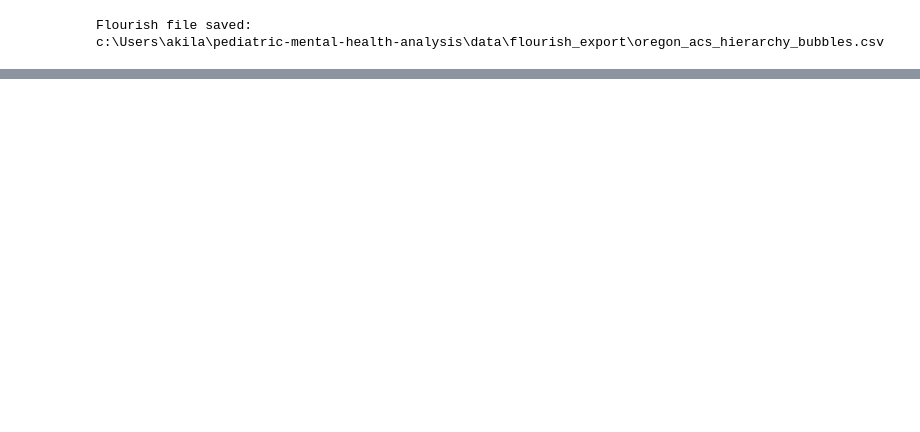
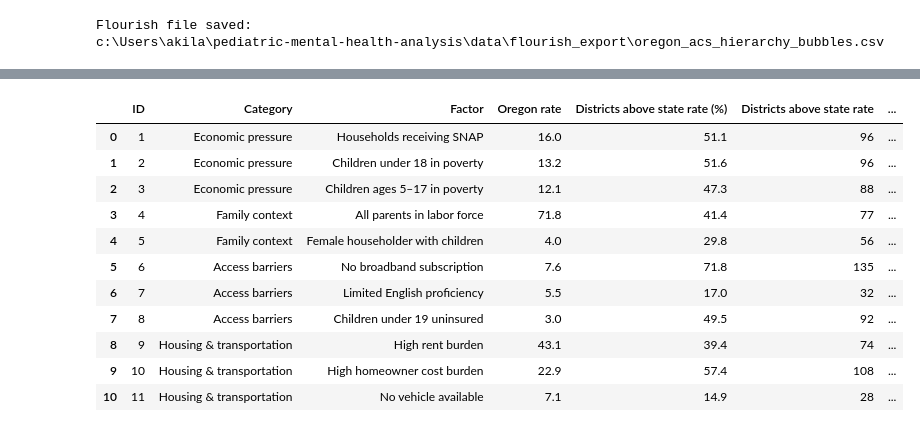
Before and after one commit to asarathy94/pediatric-mental-health-analysis, a Jupyter notebook: notebooks/Flourish_Animations/oregon_acs_flourish_prep.ipynb, the cells around one changed output, grey strips where cells are left out. Drawn from its saved outputs; the diff is of its cells as text; code cells hidden in the pictures; blank space fills up the shorter version.

```diff
--- a/notebooks/Flourish_Animations/oregon_acs_flourish_prep.ipynb
+++ b/notebooks/Flourish_Animations/oregon_acs_flourish_prep.ipynb
@@ -939,0 +1076,80 @@ c:\Users\akila\pediatric-mental-health-analysis\data\flourish_export\oregon_acs_
+# %%
+# ============================================================
+# 14. PREPARE FINAL FLOURISH EXPORT
+#
+# Research question:
+# What community conditions may be shaping pediatric mental
+# health vulnerability in Oregon?
+#
+# Flourish interaction:
+# - Group by Category
+# - Shade by Factor
+# - Size by Oregon value OR geographic prevalence
+# - Isolate categories to explore individual conditions
+# ============================================================
+
+flourish_final = oregon_factors.copy()
+
+# Shorter column names for Flourish controls/tooltips
+flourish_final = flourish_final.rename(columns={
+    "Oregon value": "Oregon rate",
+    "Districts above Oregon rate": "Districts above state rate",
+    "Percent of districts above Oregon rate":
+        "Districts above state rate (%)"
+})
+
+# Add a simple ID for Flourish
+flourish_final.insert(
+    0,
+    "ID",
+    range(1, len(flourish_final) + 1)
+)
+
+# Final column order
+flourish_final = flourish_final[
+    [
+        "ID",
+        "Category",
+        "Factor",
+        "Oregon rate",
+        "Districts above state rate (%)",
+        "Districts above state rate",
+        "Districts measured"
+    ]
+]
+
+display(flourish_final)
+
+
+# ------------------------------------------------------------
+# EXPORT
+# ------------------------------------------------------------
+
+export_dir = PROJECT_ROOT / "data" / "flourish_export"
+export_dir.mkdir(parents=True, exist_ok=True)
+
+output_path = (
+    export_dir /
+    "oregon_community_factors_flourish.csv"
+)
+
+flourish_final.to_csv(
+    output_path,
+    index=False
+)
+
+print("\nSaved Flourish dataset:")
+print(output_path)
+# %% [output]
+|  | ID | Category | Factor | Oregon rate | Districts above state rate (%) | Districts above state rate | ... |
+| 0 | 1 | Economic pressure | Households receiving SNAP | 16.0 | 51.1 | 96 | ... |
+| 1 | 2 | Economic pressure | Children under 18 in poverty | 13.2 | 51.6 | 96 | ... |
+| 2 | 3 | Economic pressure | Children ages 5–17 in poverty | 12.1 | 47.3 | 88 | ... |
+| 3 | 4 | Family context | All parents in labor force | 71.8 | 41.4 | 77 | ... |
+| 4 | 5 | Family context | Female householder with children | 4.0 | 29.8 | 56 | ... |
+| 5 | 6 | Access barriers | No broadband subscription | 7.6 | 71.8 | 135 | ... |
+| 6 | 7 | Access barriers | Limited English proficiency | 5.5 | 17.0 | 32 | ... |
+| 7 | 8 | Access barriers | Children under 19 uninsured | 3.0 | 49.5 | 92 | ... |
+| 8 | 9 | Housing & transportation | High rent burden | 43.1 | 39.4 | 74 | ... |
+| 9 | 10 | Housing & transportation | High homeowner cost burden | 22.9 | 57.4 | 108 | ... |
+| 10 | 11 | Housing & transportation | No vehicle available | 7.1 | 14.9 | 28 | ... |
```
Also changed, not shown: parts of 5 cells of this notebook, 3 other files.
